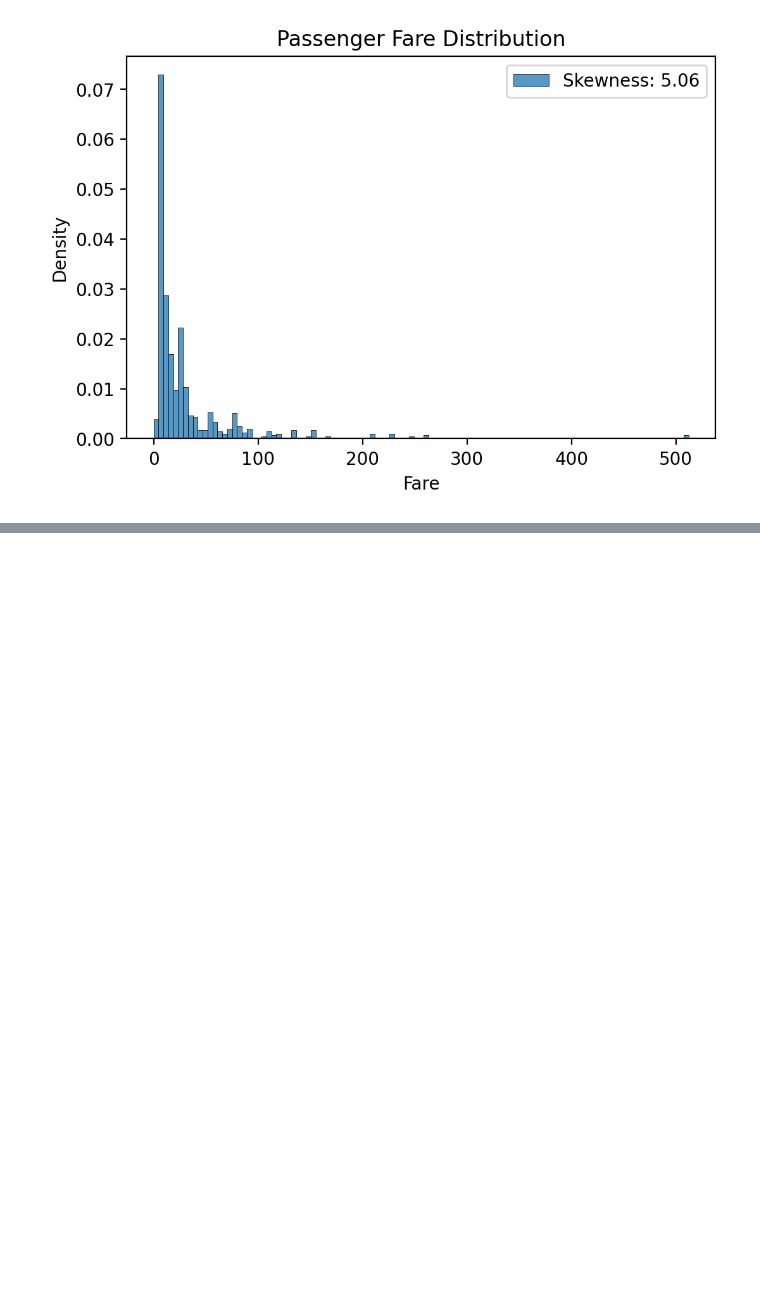
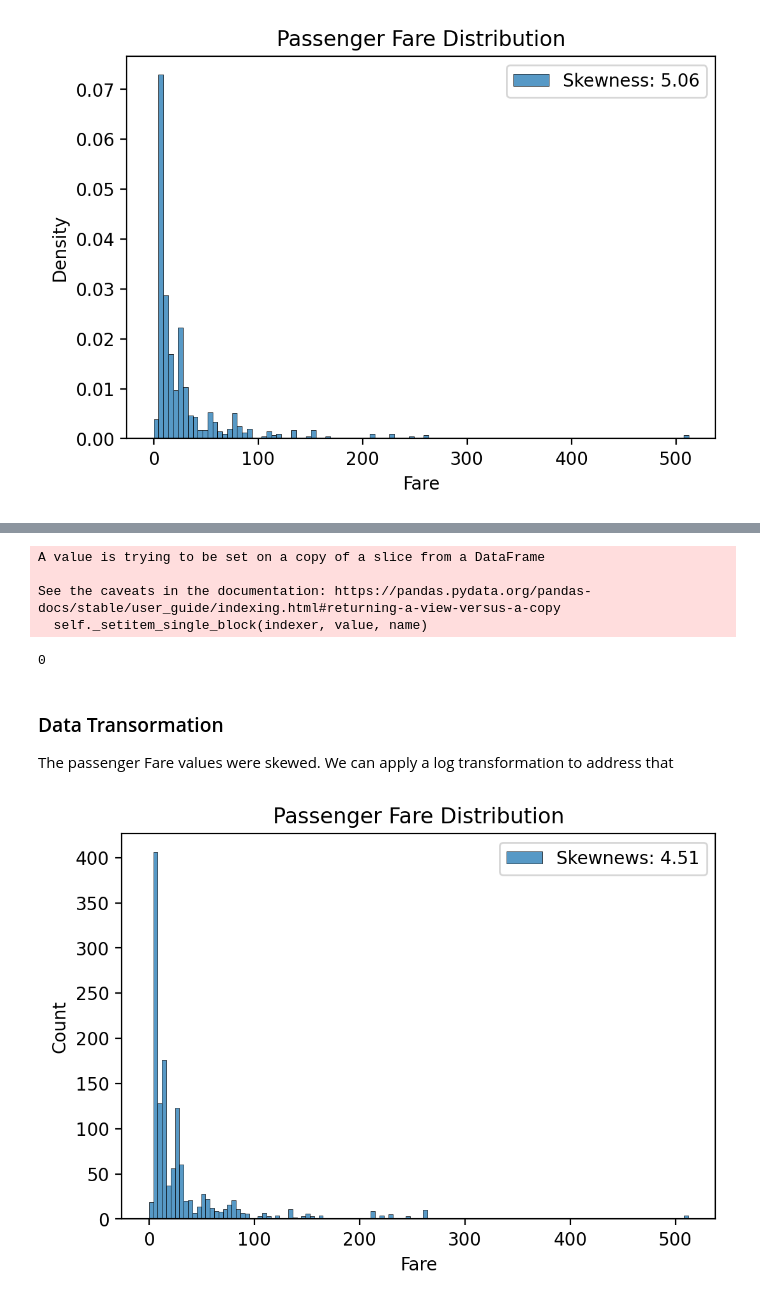
Before and after one commit to johnaboucha/data-science, a Jupyter notebook: 002.Titanic/Titanic.ipynb, the cells around one changed output, grey strips where cells are left out. Saved outputs shown, nothing was run; the diff lists cells and outputs as text; code cells hidden in the pictures; blank space fills up the shorter version.

```diff
--- a/002.Titanic/Titanic.ipynb
+++ b/002.Titanic/Titanic.ipynb
@@ -518,0 +668,38 @@ Skewness can affect model accuracy.
+# %%
+median_age = combine['Age'].median()
+
+for index in age_nan_indices:
+    predict_age = combine['Age'][(combine['SibSp'] == combine.iloc[index]['SibSp'])
+                                 & (combine['Parch'] == combine.iloc[index]['Parch'])
+                                 & (combine['Pclass'] == combine.iloc[index]['Pclass'])].median()
+    if np.isnan(predict_age):
+        combine['Age'].iloc[index] = median_age
+    else:
+        combine['Age'].iloc[index] = predict_age
+# %% [output]
+A value is trying to be set on a copy of a slice from a DataFrame
+
+See the caveats in the documentation: https://pandas.pydata.org/pandas-docs/stable/user_guide/indexing.html#returning-a-view-versus-a-copy
+  self._setitem_single_block(indexer, value, name)
+# %%
+# The previous generated a warning, but we'll ignore that for now
+# Make sure there are no more missing age values
+
+combine['Age'].isnull().sum()
+# %% [output]
+0
+# %% [markdown]
+### Data Transormation
+
+The passenger Fare values were skewed. We can apply a log transformation to address that
+# %%
+# Passenger fare distribution
+
+
+fig = plt.figure(dpi=200)
+sns.histplot(combine['Fare'], label='Skewnews: %.2f'%(combine['Fare'].skew()))
+plt.legend()
+plt.title('Passenger Fare Distribution')
+plt.show()
+# %% [output]
+[figure, added]
```
Also changed, not shown: parts of 78 cells of this notebook, 5 other files.
